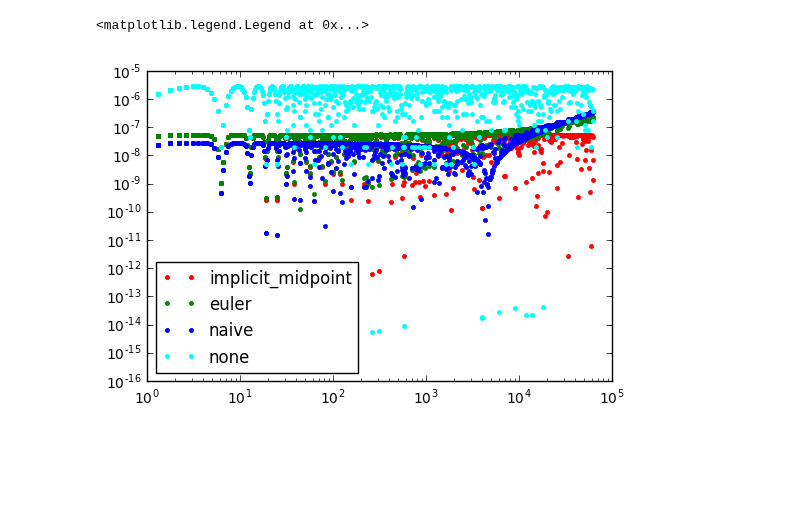
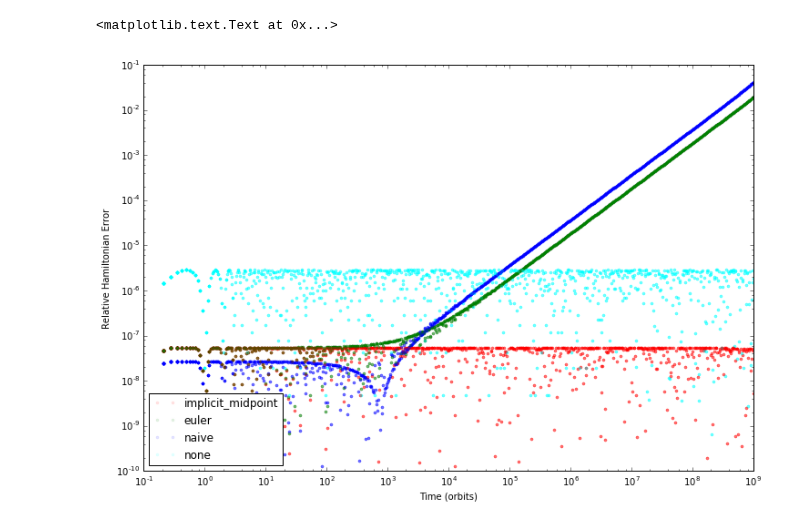
Before and after one commit to dtamayo/reboundx, a Jupyter notebook: problems/plotlongtermintegratorcomparison.ipynb, the cells around one changed output. Cells and saved outputs as stored; diff of their text form; code cells hidden in the pictures; blank space fills up the shorter version.

```diff
--- a/problems/plotlongtermintegratorcomparison.ipynb
+++ b/problems/plotlongtermintegratorcomparison.ipynb
@@ -3,15 +3,29 @@
 import matplotlib.pyplot as plt
 import numpy as np
 # %%
-fig, ax = plt.subplots()
+fig, ax = plt.subplots(figsize=(12,8))
 colors = ["red", "green", "blue", "cyan"]
-for ID in [9]:
+Ncopies = 7
+for ID in range(Ncopies-1):
     for i, integ in enumerate(["implicit_midpoint", "euler", "naive", "none"]):
-        data = np.loadtxt(integ+str(ID)+".txt", unpack=True)
-        ax.plot(data[0], data[1], '.', color=colors[i], label=integ)
+        try:
+            data = np.loadtxt("longtermdata/"+integ+str(ID)+".txt", unpack=True)
+            ax.plot(data[0]/2/np.pi, data[1], '.', color=colors[i], alpha=0.1)
+        except:
+            pass
+
+for i, integ in enumerate(["implicit_midpoint", "euler", "naive", "none"]):
+        try:
+            data = np.loadtxt("longtermdata/"+integ+str(ID)+".txt", unpack=True)
+            ax.plot(data[0]/2/np.pi, data[1], '.', color=colors[i], label=integ, alpha=0.1)
+        except:
+            pass
 ax.set_xscale('log')
 ax.set_yscale('log')
+ax.set_ylim([1e-10,0.1])
 ax.legend(loc='lower left')
+ax.set_xlabel('Time (orbits)')
+ax.set_ylabel('Relative Hamiltonian Error')
 # %% [output]
-<matplotlib.legend.Legend at 0x...>
+<matplotlib.text.Text at 0x...>
-[figure, old version]
+[figure, new version]
```
Also changed, not shown: 1 other file.
